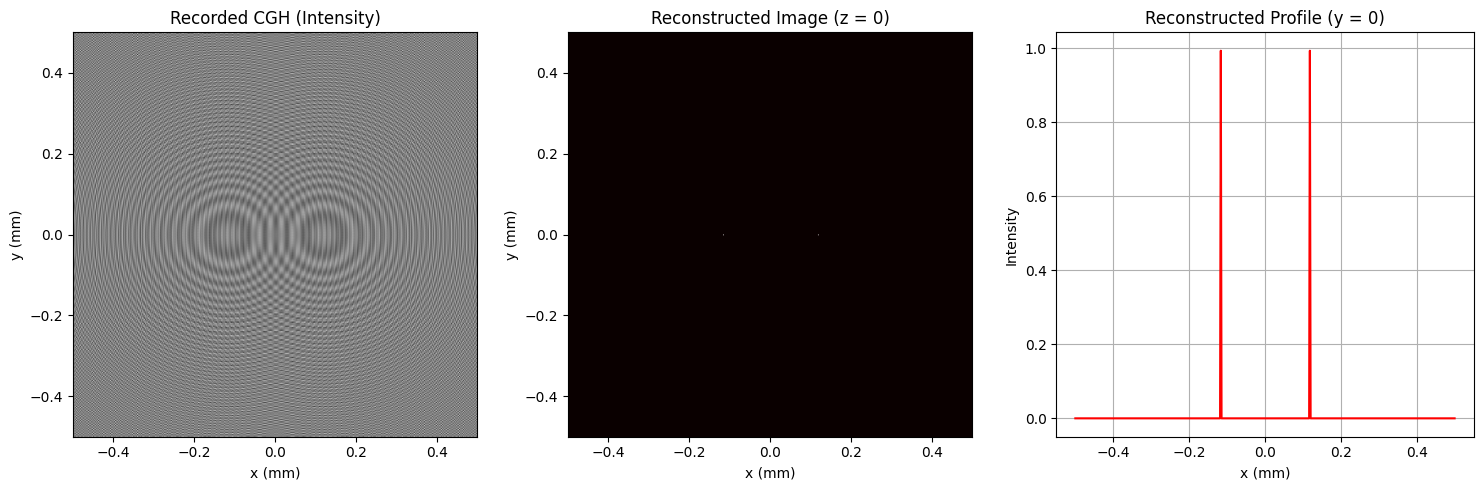
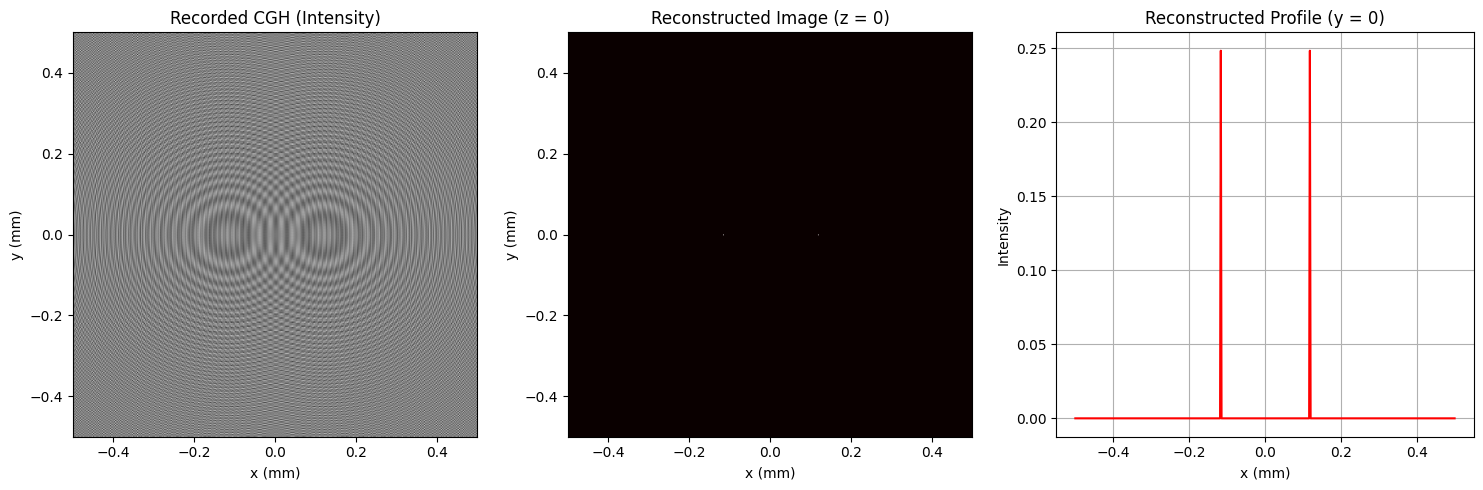
The change to this notebook cell's code, shown as a diff; its figure went from the first image to the second:
--- before
+++ after
@@ -53,14 +53,11 @@
 
 # 干渉
-# I = |O + R|^2 = |O|^2 + |R|^2 + O*R* + O**R
-u_hologram = u_object_prop + u_reference
-I_hologram = np.abs(u_hologram)**2
+# ゾーンプレートとして実部を抽出する(振幅型)
+I_hologram_real = np.real(u_object_prop)
 
 # --- 4. 【再生フェーズ】 ---
-# 1. ホログラムの平均値（バイアス成分）を引いて、変化分（干渉縞）だけを取り出す
-I_hologram_ac = I_hologram - np.mean(I_hologram)
 
-# 2. バイアスを引いたホログラムに参照光をかける
-u_reconstruction_plane = I_hologram_ac * u_reference
+# ゾーンプレートに参照光を照射して再生波面とする
+u_reconstruction_plane = I_hologram_real * u_reference
 
 # 再生波面を逆伝搬 (z = z -> z = 0、つまり距離 -z 伝搬させる)
@@ -72,5 +69,5 @@
 # 1. 記録されたホログラム（干渉縞）
 plt.subplot(1, 3, 1)
-plt.imshow(I_hologram, extent=[-L*1e3/2, L*1e3/2, -L*1e3/2, L*1e3/2], cmap='gray')
+plt.imshow(I_hologram_real, extent=[-L*1e3/2, L*1e3/2, -L*1e3/2, L*1e3/2], cmap='gray')
 plt.title("Recorded CGH (Intensity)")
 plt.xlabel("x (mm)")

Commit: Colab を使用して作成されました